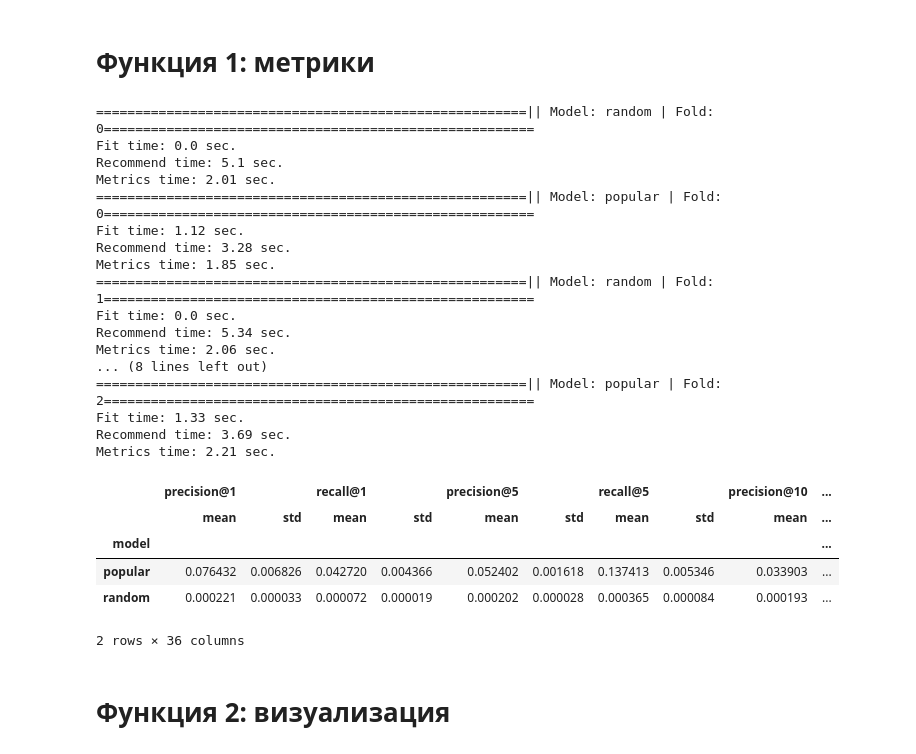
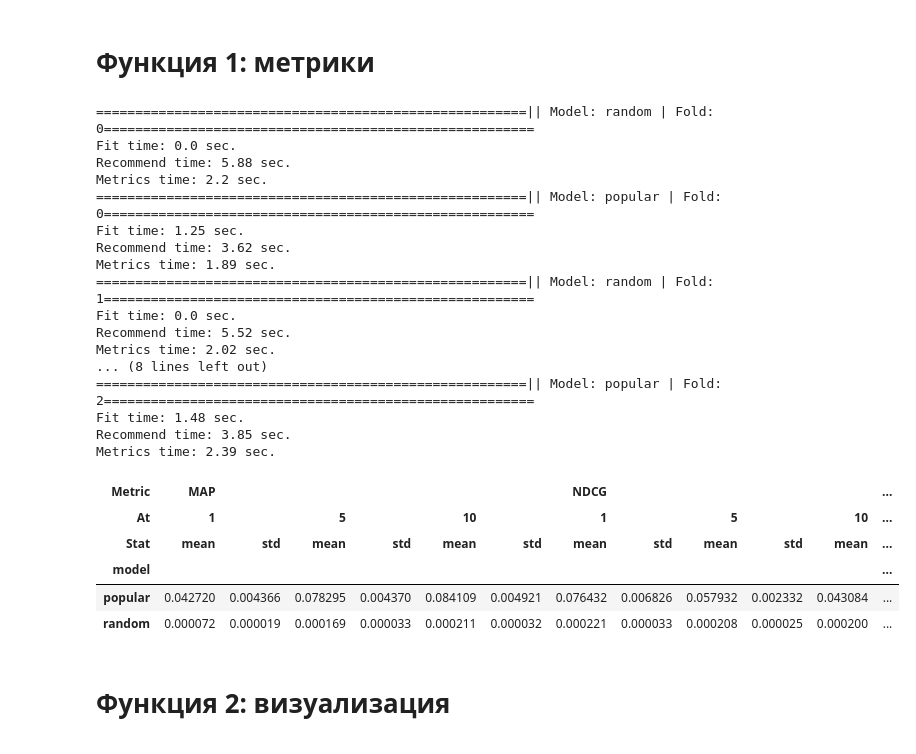
Before and after one commit to TohaRhymes/RecoService_2023fall, a Jupyter notebook: dev_models/hw2.ipynb, the cells around one changed output. Cells and saved outputs as stored; diff of their text form; code cells hidden in the pictures.

```diff
--- a/dev_models/hw2.ipynb
+++ b/dev_models/hw2.ipynb
@@ -2,6 +2,7 @@
 import os
 from copy import deepcopy
 
+import pandas as pd
 from rectools.dataset import Dataset
 from rectools.model_selection import TimeRangeSplitter
 from rectools.models import PopularModel, RandomModel
@@ -9,17 +10,16 @@ from rectools.metrics import MAP, NDCG, Precision, Recall, MeanInvUserFreq, Sere
 
 from dev_eval import calculate_metrics, read_kion_dataset, visualize
 
-DATA_DIR = '../data'
-KION_DIR = os.path.join(DATA_DIR, 'data_original')
-INTERACTIONS_DATA = os.path.join(KION_DIR, 'interactions.csv')
-USERS_DATA = os.path.join(KION_DIR, 'users.csv')
-ITEMS_DATA = os.path.join(KION_DIR, 'items.csv')
+pd.set_option('display.max_columns', None)
 # %% [markdown]
 # Data
 
 Подгружаем датасет кион используя дополнительную функцию
 # %%
-INTERACTIONS, USERS, ITEMS = read_kion_dataset()
+kion_data = read_kion_dataset()
+interactions = kion_data['interactions']
+users = kion_data['users']
+items = kion_data['items']
 # %% [markdown]
 # Параметры тестирования функций
 # %% [markdown]
@@ -65,40 +65,42 @@ cv = TimeRangeSplitter(
 # %% [markdown]
 Визуализация рекомендаций и историй просмотров для юзеров `[666262, 672861, 955527]`. Для айтемов обязательно отражаем названия, жанры и количество просмотров в датасете (как для айтемов из истории взаимодействий каждого юзера, так и для айтемов из его рекомендаций)
 # %%
-USERS_CHECK = [666262, 672861, 955527]
-K_RECOS = 10
+users_list = [666262, 672861, 955527]
+k_recos = 10
 # %% [markdown]
 # Функция 1: метрики
 # %%
 result_data = calculate_metrics(models,
+                                kion_data,
                                 metrics,
                                 cv,
-                                K_RECOS)
+                                k_recos=k_recos,
+                                style=True)
 result_data
 # %% [output]
 =======================================================|| Model: random | Fold: 0=======================================================
 Fit time: 0.0 sec.
-Recommend time: 5.1 sec.
-Metrics time: 2.01 sec.
+Recommend time: 5.88 sec.
+Metrics time: 2.2 sec.
 =======================================================|| Model: popular | Fold: 0=======================================================
-Fit time: 1.12 sec.
-Recommend time: 3.28 sec.
-Metrics time: 1.85 sec.
+Fit time: 1.25 sec.
+Recommend time: 3.62 sec.
+Metrics time: 1.89 sec.
 =======================================================|| Model: random | Fold: 1=======================================================
 Fit time: 0.0 sec.
-Recommend time: 5.34 sec.
-Metrics time: 2.06 sec.
+Recommend time: 5.52 sec.
+Metrics time: 2.02 sec.
 ... (8 lines left out)
 =======================================================|| Model: popular | Fold: 2=======================================================
-Fit time: 1.33 sec.
-Recommend time: 3.69 sec.
-Metrics time: 2.21 sec.
+Fit time: 1.48 sec.
+Recommend time: 3.85 sec.
+Metrics time: 2.39 sec.
-|  | precision@1 |  | recall@1 |  | precision@5 |  | recall@5 |  | precision@10 | ... |
-|  | mean | std | mean | std | mean | std | mean | std | mean | ... |
-| model |  |  |  |  |  |  |  |  |  | ... |
-| popular | 0.076432 | 0.006826 | 0.042720 | 0.004366 | 0.052402 | 0.001618 | 0.137413 | 0.005346 | 0.033903 | ... |
-| random | 0.000221 | 0.000033 | 0.000072 | 0.000019 | 0.000202 | 0.000028 | 0.000365 | 0.000084 | 0.000193 | ... |
+| Metric | MAP |  |  |  |  |  | NDCG |  |  |  |  | ... |
+| At | 1 |  | 5 |  | 10 |  | 1 |  | 5 |  | 10 | ... |
+| Stat | mean | std | mean | std | mean | std | mean | std | mean | std | mean | ... |
+| model |  |  |  |  |  |  |  |  |  |  |  | ... |
+| popular | 0.042720 | 0.004366 | 0.078295 | 0.004370 | 0.084109 | 0.004921 | 0.076432 | 0.006826 | 0.057932 | 0.002332 | 0.043084 | ... |
+| random | 0.000072 | 0.000019 | 0.000169 | 0.000033 | 0.000211 | 0.000032 | 0.000221 | 0.000033 | 0.000208 | 0.000025 | 0.000200 | ... |
-2 rows × 36 columns
 # %% [markdown]
 # Функция 2: визуализация
 # %%
```
Also changed, not shown: parts of 5 cells of this notebook, 3 other files.
